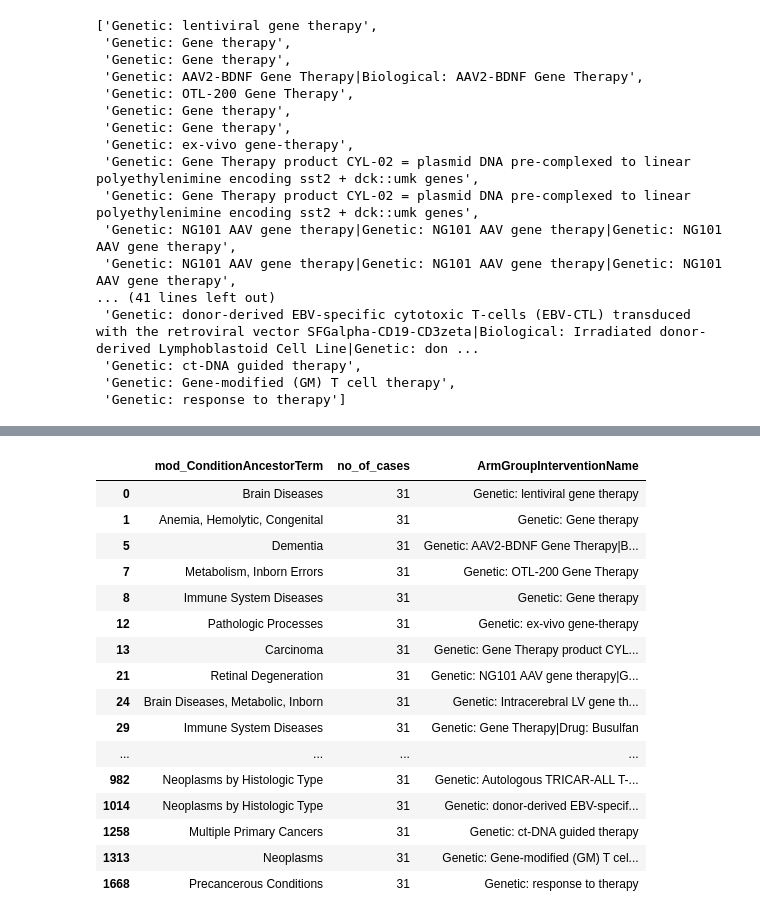
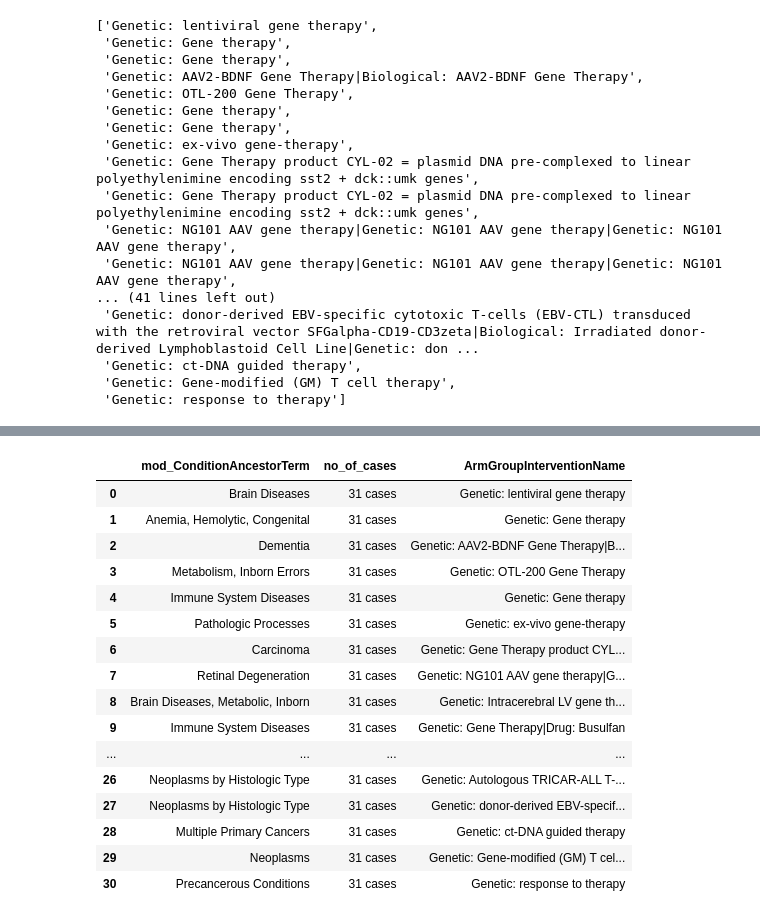
Before and after one commit to hshadman/testrun_, a Jupyter notebook: read_text.ipynb, the cells around one changed output, grey strips where cells are left out. Cells and saved outputs as stored; diff of their text form; code cells hidden in the pictures.

Commit message:
gene therapy

```diff
--- a/read_text.ipynb
+++ b/read_text.ipynb
@@ -197,7 +202,7 @@ select_gene_therapy_cases
  'Genetic: response to therapy']
 # %%
 sankey_data = text_data[text_data['ArmGroupInterventionName'].isin(select_gene_therapy_cases)].copy()
-sankey_data['no_of_cases'] = np.repeat(sankey_data.shape[0],sankey_data.shape[0])
+sankey_data['no_of_cases'] = np.repeat(f'{sankey_data.shape[0]} cases',sankey_data.shape[0])
 sankey_data
 # %% [output]
 |  | OfficialTitle | StudyType | StartDate | Condition | ConditionAncestorTerm | ArmGroupInterventionName | ... |
@@ -218,22 +223,24 @@ sankey_data
 | 1313 | Long-Term Follow-up Protocol for ... | Interventional | June 19, 2018 | Neoplasms | Neoplasms | Genetic: Gene-modified (GM) T cel... | ... |
 | 1668 | Stem Cells And The Origins Of Bar... | Observational | January 2012 | Barrett's Esophagus | Precancerous Conditions|Neoplasms... | Genetic: response to therapy | ... |
 # %%
-sankey_diagram = sankey_data[['mod_ConditionAncestorTerm','no_of_cases','ArmGroupInterventionName']].copy()
+sankey_diagram = sankey_data[['mod_ConditionAncestorTerm','no_of_cases','ArmGroupInterventionName']].reset_index(drop=True).copy()
-# %% [output]
-|  | mod_ConditionAncestorTerm | no_of_cases | ArmGroupInterventionName |
-| 0 | Brain Diseases | 31 | Genetic: lentiviral gene therapy |
-| 1 | Anemia, Hemolytic, Congenital | 31 | Genetic: Gene therapy |
-| 5 | Dementia | 31 | Genetic: AAV2-BDNF Gene Therapy|B... |
-| 7 | Metabolism, Inborn Errors | 31 | Genetic: OTL-200 Gene Therapy |
-| 8 | Immune System Diseases | 31 | Genetic: Gene therapy |
-| 12 | Pathologic Processes | 31 | Genetic: ex-vivo gene-therapy |
-| 13 | Carcinoma | 31 | Genetic: Gene Therapy product CYL... |
-| 21 | Retinal Degeneration | 31 | Genetic: NG101 AAV gene therapy|G... |
-| 24 | Brain Diseases, Metabolic, Inborn | 31 | Genetic: Intracerebral LV gene th... |
-| 29 | Immune System Diseases | 31 | Genetic: Gene Therapy|Drug: Busulfan |
-| ... | ... | ... | ... |
-| 982 | Neoplasms by Histologic Type | 31 | Genetic: Autologous TRICAR-ALL T-... |
-| 1014 | Neoplasms by Histologic Type | 31 | Genetic: donor-derived EBV-specif... |
-| 1258 | Multiple Primary Cancers | 31 | Genetic: ct-DNA guided therapy |
-| 1313 | Neoplasms | 31 | Genetic: Gene-modified (GM) T cel... |
-| 1668 | Precancerous Conditions | 31 | Genetic: response to therapy |
+# %%
+sankey_diagram
+# %% [output]
+|  | mod_ConditionAncestorTerm | no_of_cases | ArmGroupInterventionName |
+| 0 | Brain Diseases | 31 cases | Genetic: lentiviral gene therapy |
+| 1 | Anemia, Hemolytic, Congenital | 31 cases | Genetic: Gene therapy |
+| 2 | Dementia | 31 cases | Genetic: AAV2-BDNF Gene Therapy|B... |
+| 3 | Metabolism, Inborn Errors | 31 cases | Genetic: OTL-200 Gene Therapy |
+| 4 | Immune System Diseases | 31 cases | Genetic: Gene therapy |
+| 5 | Pathologic Processes | 31 cases | Genetic: ex-vivo gene-therapy |
+| 6 | Carcinoma | 31 cases | Genetic: Gene Therapy product CYL... |
+| 7 | Retinal Degeneration | 31 cases | Genetic: NG101 AAV gene therapy|G... |
+| 8 | Brain Diseases, Metabolic, Inborn | 31 cases | Genetic: Intracerebral LV gene th... |
+| 9 | Immune System Diseases | 31 cases | Genetic: Gene Therapy|Drug: Busulfan |
+| ... | ... | ... | ... |
+| 26 | Neoplasms by Histologic Type | 31 cases | Genetic: Autologous TRICAR-ALL T-... |
+| 27 | Neoplasms by Histologic Type | 31 cases | Genetic: donor-derived EBV-specif... |
+| 28 | Multiple Primary Cancers | 31 cases | Genetic: ct-DNA guided therapy |
+| 29 | Neoplasms | 31 cases | Genetic: Gene-modified (GM) T cel... |
+| 30 | Precancerous Conditions | 31 cases | Genetic: response to therapy |
```
Also changed, not shown: parts of 5 cells of this notebook.
